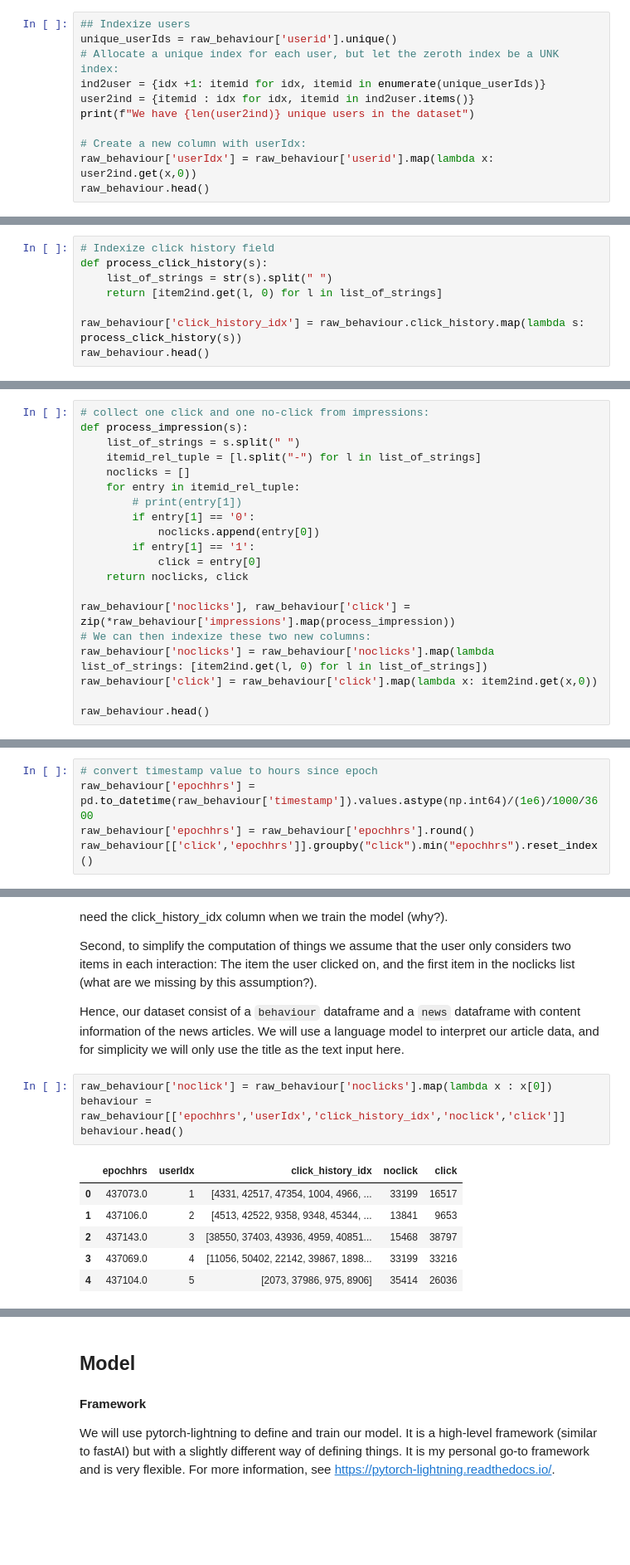
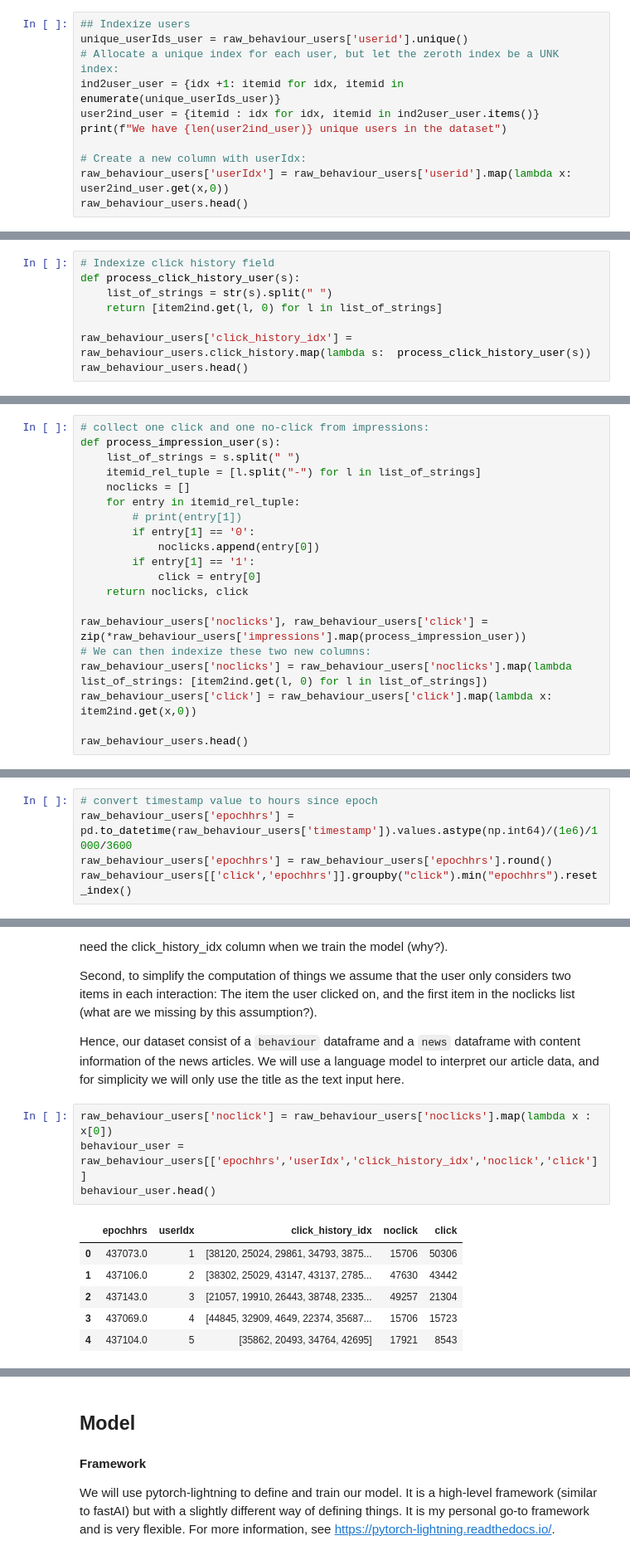
Before and after one commit to yvesaur/recome, a Jupyter notebook: server/data/recome_user.ipynb, the cells around one changed output, grey strips where cells are left out. Shown at 83% size. Cells and saved outputs as stored; diff of their text form; blank space fills up the shorter version.

```diff
--- a/server/data/recome_user.ipynb
+++ b/server/data/recome_user.ipynb
@@ -69,15 +69,15 @@ The dataset originally consists of 156966 number of interactions.
 | 4 | 5 | U8125 | 11/12/2019 4:11:21 PM | N10078 N56514 N14904 N33740 | N39985-0 N36050-0 N16096-0 N8400-... |
 # %%
 ## Indexize users
-unique_userIds = raw_behaviour['userid'].unique()
+unique_userIds_user = raw_behaviour_users['userid'].unique()
 # Allocate a unique index for each user, but let the zeroth index be a UNK index:
-ind2user = {idx +1: itemid for idx, itemid in enumerate(unique_userIds)}
-user2ind = {itemid : idx for idx, itemid in ind2user.items()}
-print(f"We have {len(user2ind)} unique users in the dataset")
+ind2user_user = {idx +1: itemid for idx, itemid in enumerate(unique_userIds_user)}
+user2ind_user = {itemid : idx for idx, itemid in ind2user_user.items()}
+print(f"We have {len(user2ind_user)} unique users in the dataset")
 
 # Create a new column with userIdx:
-raw_behaviour['userIdx'] = raw_behaviour['userid'].map(lambda x: user2ind.get(x,0))
-raw_behaviour.head()
+raw_behaviour_users['userIdx'] = raw_behaviour_users['userid'].map(lambda x: user2ind_user.get(x,0))
+raw_behaviour_users.head()
 # %% [output]
 We have 50001 unique users in the dataset
 |  | id | userid | timestamp | click_history | impressions | userIdx |
@@ -115,11 +115,11 @@ The news data consist in total of 51282 number of news.
 Now we need to process the click history and impressions. We need to both indexize the strings, but also to decode impressions into clicks and non-clicks.
 # %%
 # Indexize click history field
-def process_click_history(s):
+def process_click_history_user(s):
     list_of_strings = str(s).split(" ")
     return [item2ind.get(l, 0) for l in list_of_strings]
 
-raw_behaviour['click_history_idx'] = raw_behaviour.click_history.map(lambda s:  process_click_history(s))
-raw_behaviour.head()
+raw_behaviour_users['click_history_idx'] = raw_behaviour_users.click_history.map(lambda s:  process_click_history_user(s))
+raw_behaviour_users.head()
 # %% [output]
 |  | id | userid | timestamp | click_history | impressions | userIdx | click_history_idx |
@@ -131,6 +131,6 @@ raw_behaviour.head()
 # %%
 # collect one click and one no-click from impressions:
-def process_impression(s):
+def process_impression_user(s):
     list_of_strings = s.split(" ")
     itemid_rel_tuple = [l.split("-") for l in list_of_strings]
     noclicks = []
@@ -142,11 +142,11 @@ def process_impression(s):
             click = entry[0]
     return noclicks, click
 
-raw_behaviour['noclicks'], raw_behaviour['click'] = zip(*raw_behaviour['impressions'].map(process_impression))
+raw_behaviour_users['noclicks'], raw_behaviour_users['click'] = zip(*raw_behaviour_users['impressions'].map(process_impression_user))
 # We can then indexize these two new columns:
-raw_behaviour['noclicks'] = raw_behaviour['noclicks'].map(lambda list_of_strings: [item2ind.get(l, 0) for l in list_of_strings])
-raw_behaviour['click'] = raw_behaviour['click'].map(lambda x: item2ind.get(x,0))
+raw_behaviour_users['noclicks'] = raw_behaviour_users['noclicks'].map(lambda list_of_strings: [item2ind.get(l, 0) for l in list_of_strings])
+raw_behaviour_users['click'] = raw_behaviour_users['click'].map(lambda x: item2ind.get(x,0))
 
-raw_behaviour.head()
+raw_behaviour_users.head()
 # %% [output]
 |  | id | userid | timestamp | click_history | impressions | userIdx | click_history_idx | noclicks | ... |
@@ -158,7 +158,7 @@ raw_behaviour.head()
 # %%
 # convert timestamp value to hours since epoch
-raw_behaviour['epochhrs'] = pd.to_datetime(raw_behaviour['timestamp']).values.astype(np.int64)/(1e6)/1000/3600
-raw_behaviour['epochhrs'] = raw_behaviour['epochhrs'].round()
-raw_behaviour[['click','epochhrs']].groupby("click").min("epochhrs").reset_index()
+raw_behaviour_users['epochhrs'] = pd.to_datetime(raw_behaviour_users['timestamp']).values.astype(np.int64)/(1e6)/1000/3600
+raw_behaviour_users['epochhrs'] = raw_behaviour_users['epochhrs'].round()
+raw_behaviour_users[['click','epochhrs']].groupby("click").min("epochhrs").reset_index()
 # %% [output]
 |  | click | epochhrs |
@@ -198,15 +198,15 @@ Second, to simplify the computation of things we assume that the user only consi
 
 Hence, our dataset consist of a `behaviour` dataframe and a `news` dataframe with content information of the news articles. We will use a language model to interpret our article data, and for simplicity we will only use the title as the text input here.
 # %%
-raw_behaviour['noclick'] = raw_behaviour['noclicks'].map(lambda x : x[0])
-behaviour = raw_behaviour[['epochhrs','userIdx','click_history_idx','noclick','click']]
-behaviour.head()
+raw_behaviour_users['noclick'] = raw_behaviour_users['noclicks'].map(lambda x : x[0])
+behaviour_user = raw_behaviour_users[['epochhrs','userIdx','click_history_idx','noclick','click']]
+behaviour_user.head()
 # %% [output]
 |  | epochhrs | userIdx | click_history_idx | noclick | click |
-| 0 | 437073.0 | 1 | [4331, 42517, 47354, 1004, 4966, ... | 33199 | 16517 |
-| 1 | 437106.0 | 2 | [4513, 42522, 9358, 9348, 45344, ... | 13841 | 9653 |
-| 2 | 437143.0 | 3 | [38550, 37403, 43936, 4959, 40851... | 15468 | 38797 |
-| 3 | 437069.0 | 4 | [11056, 50402, 22142, 39867, 1898... | 33199 | 33216 |
-| 4 | 437104.0 | 5 | [2073, 37986, 975, 8906] | 35414 | 26036 |
+| 0 | 437073.0 | 1 | [38120, 25024, 29861, 34793, 3875... | 15706 | 50306 |
+| 1 | 437106.0 | 2 | [38302, 25029, 43147, 43137, 2785... | 47630 | 43442 |
+| 2 | 437143.0 | 3 | [21057, 19910, 26443, 38748, 2335... | 49257 | 21304 |
+| 3 | 437069.0 | 4 | [44845, 32909, 4649, 22374, 35687... | 15706 | 15723 |
+| 4 | 437104.0 | 5 | [35862, 20493, 34764, 42695] | 17921 | 8543 |
 # %%
 # Let us use the last 10pct of the data as our validation data:
```
Also changed, not shown: parts of 14 cells of this notebook, 6 other files.
